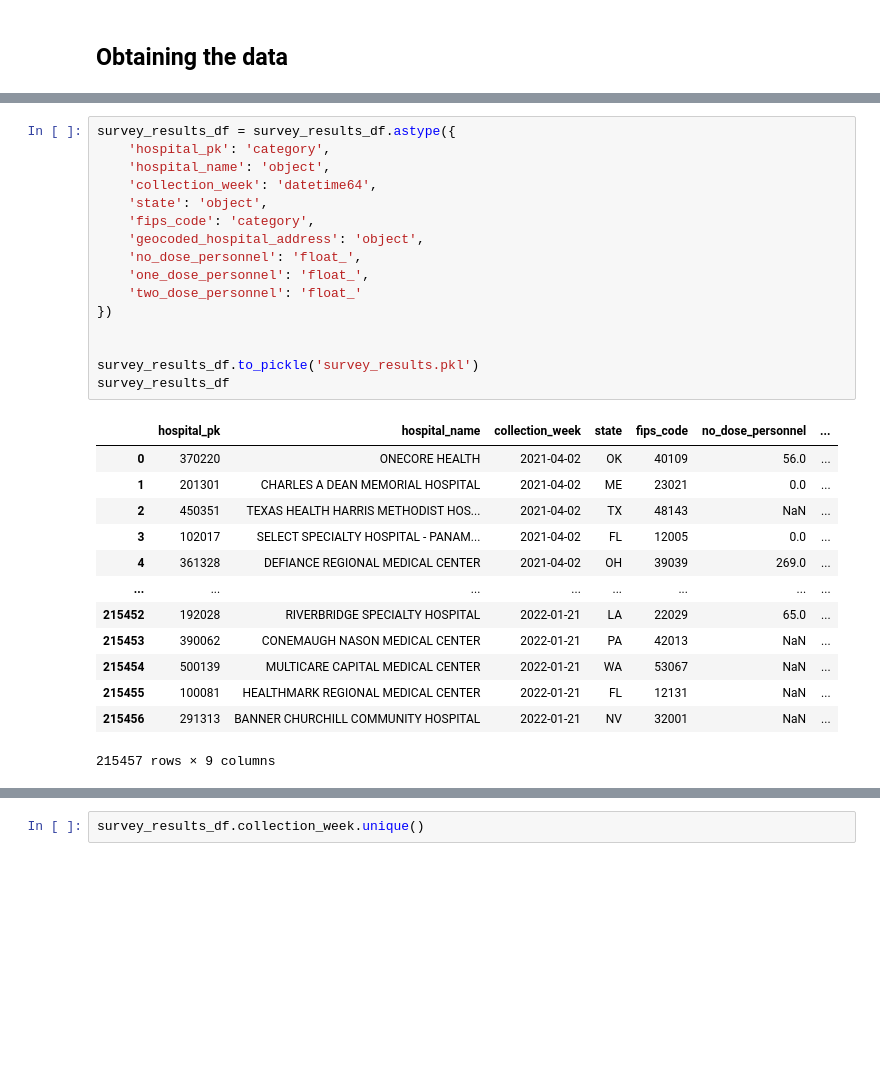
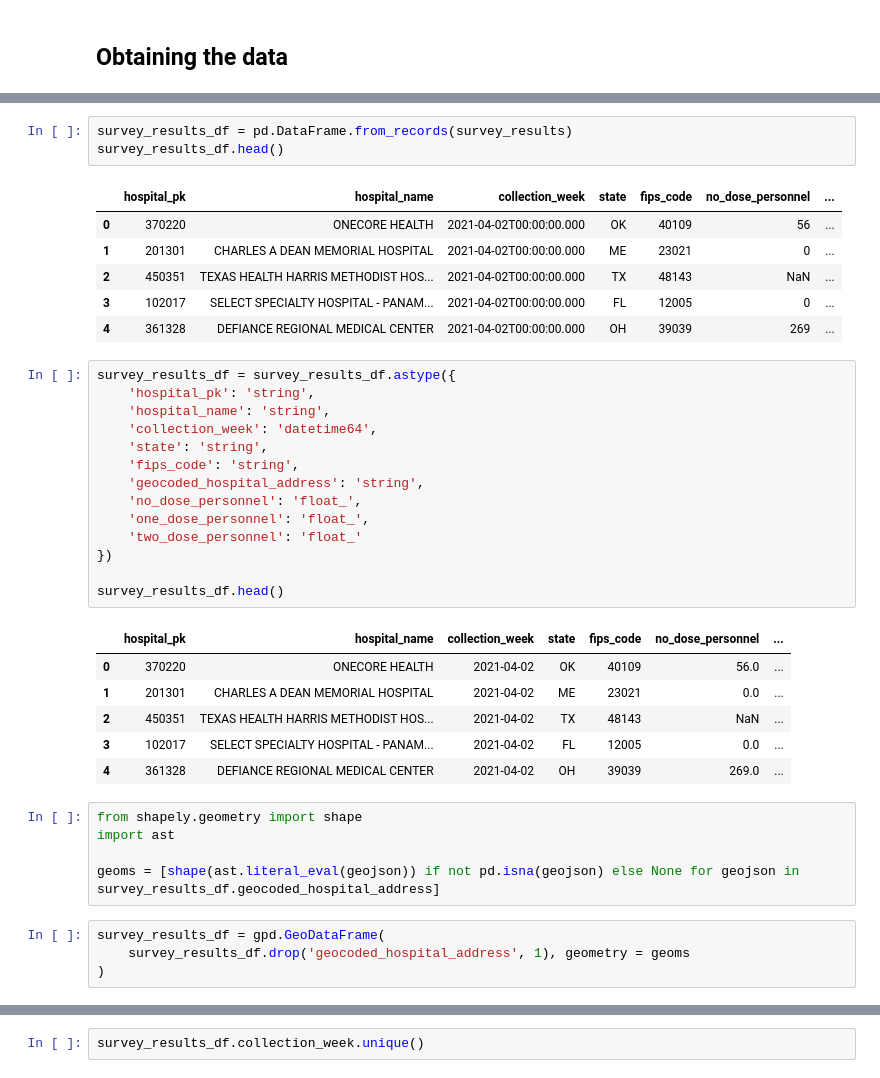
Before and after one commit to aday651/comp-journal, a Jupyter notebook: covid-data-quality/wrangling.ipynb, the cells around one changed output, grey strips where cells are left out. Drawn from its saved outputs; the diff is of its cells as text; blank space fills up the shorter version.

Commit message:
added shape files

```diff
--- a/covid-data-quality/wrangling.ipynb
+++ b/covid-data-quality/wrangling.ipynb
@@ -39,30 +54,40 @@ survey_results_df = pd.DataFrame.from_records(survey_results)
+# %%
+survey_results_df = pd.DataFrame.from_records(survey_results)
+survey_results_df.head()
+# %% [output]
+|  | hospital_pk | hospital_name | collection_week | state | fips_code | no_dose_personnel | ... |
+| 0 | 370220 | ONECORE HEALTH | 2021-04-02T00:00:00.000 | OK | 40109 | 56 | ... |
+| 1 | 201301 | CHARLES A DEAN MEMORIAL HOSPITAL | 2021-04-02T00:00:00.000 | ME | 23021 | 0 | ... |
+| 2 | 450351 | TEXAS HEALTH HARRIS METHODIST HOS... | 2021-04-02T00:00:00.000 | TX | 48143 | NaN | ... |
+| 3 | 102017 | SELECT SPECIALTY HOSPITAL - PANAM... | 2021-04-02T00:00:00.000 | FL | 12005 | 0 | ... |
+| 4 | 361328 | DEFIANCE REGIONAL MEDICAL CENTER | 2021-04-02T00:00:00.000 | OH | 39039 | 269 | ... |
 # %%
 survey_results_df = survey_results_df.astype({
-    'hospital_pk': 'category',
-    'hospital_name': 'object',
+    'hospital_pk': 'string',
+    'hospital_name': 'string',
     'collection_week': 'datetime64',
-    'state': 'object',
-    'fips_code': 'category',
-    'geocoded_hospital_address': 'object',
+    'state': 'string',
+    'fips_code': 'string',
+    'geocoded_hospital_address': 'string',
     'no_dose_personnel': 'float_',
     'one_dose_personnel': 'float_',
     'two_dose_personnel': 'float_'
 })
 
-
-survey_results_df.to_pickle('survey_results.pkl')
-survey_results_df
+survey_results_df.head()
 # %% [output]
 |  | hospital_pk | hospital_name | collection_week | state | fips_code | no_dose_personnel | ... |
 | 0 | 370220 | ONECORE HEALTH | 2021-04-02 | OK | 40109 | 56.0 | ... |
 | 1 | 201301 | CHARLES A DEAN MEMORIAL HOSPITAL | 2021-04-02 | ME | 23021 | 0.0 | ... |
 | 2 | 450351 | TEXAS HEALTH HARRIS METHODIST HOS... | 2021-04-02 | TX | 48143 | NaN | ... |
 | 3 | 102017 | SELECT SPECIALTY HOSPITAL - PANAM... | 2021-04-02 | FL | 12005 | 0.0 | ... |
 | 4 | 361328 | DEFIANCE REGIONAL MEDICAL CENTER | 2021-04-02 | OH | 39039 | 269.0 | ... |
-| ... | ... | ... | ... | ... | ... | ... | ... |
-| 215452 | 192028 | RIVERBRIDGE SPECIALTY HOSPITAL | 2022-01-21 | LA | 22029 | 65.0 | ... |
-| 215453 | 390062 | CONEMAUGH NASON MEDICAL CENTER | 2022-01-21 | PA | 42013 | NaN | ... |
-| 215454 | 500139 | MULTICARE CAPITAL MEDICAL CENTER | 2022-01-21 | WA | 53067 | NaN | ... |
-| 215455 | 100081 | HEALTHMARK REGIONAL MEDICAL CENTER | 2022-01-21 | FL | 12131 | NaN | ... |
-| 215456 | 291313 | BANNER CHURCHILL COMMUNITY HOSPITAL | 2022-01-21 | NV | 32001 | NaN | ... |
-215457 rows × 9 columns
+# %%
+from shapely.geometry import shape
+import ast
+
+geoms = [shape(ast.literal_eval(geojson)) if not pd.isna(geojson) else None for geojson in survey_results_df.geocoded_hospital_address]
+# %%
+survey_results_df = gpd.GeoDataFrame(
+    survey_results_df.drop('geocoded_hospital_address', 1), geometry = geoms
+)
```
Also changed, not shown: parts of 30 cells of this notebook.
